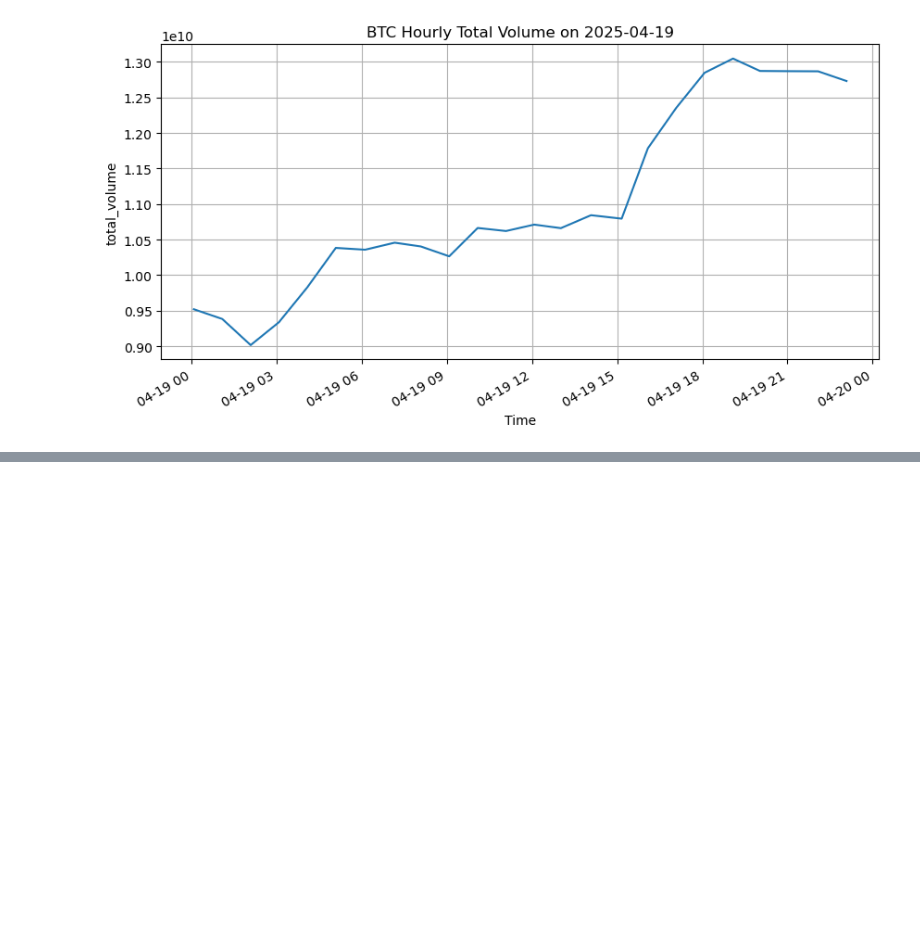
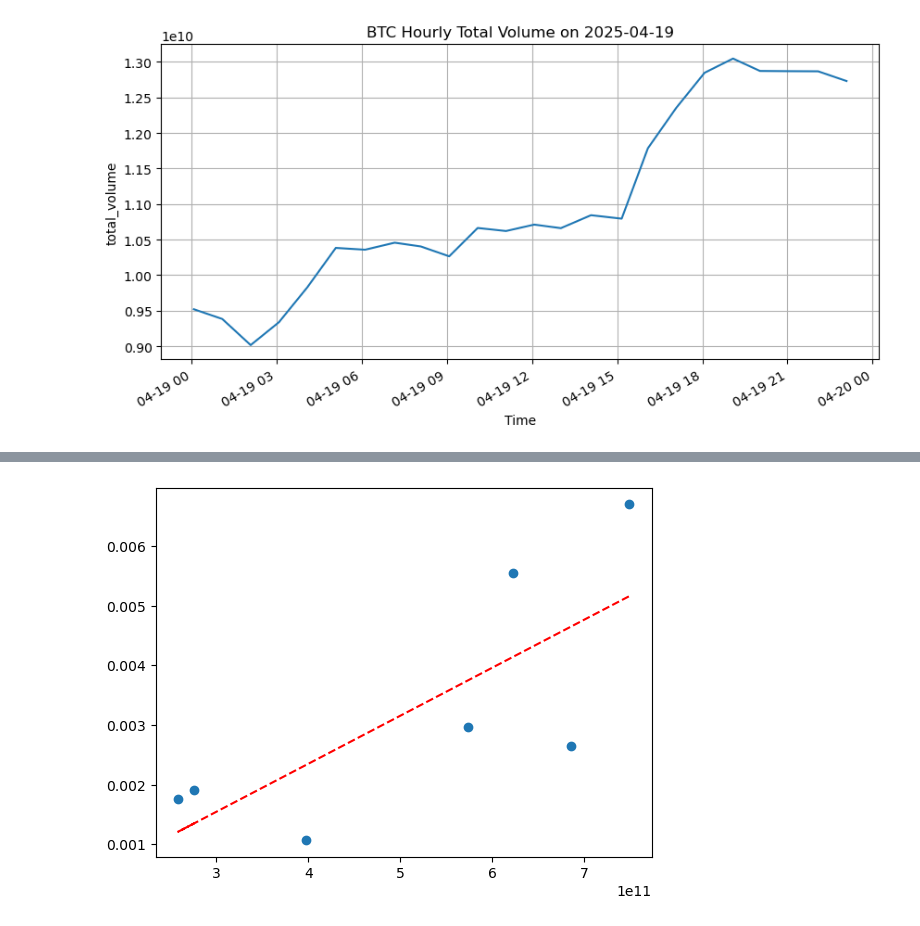
Before and after one commit to moyu1011-hka/hausarbeit-info2, a Jupyter notebook: test_coingecko_with_jupyter.ipynb, the cells around one changed output, grey strips where cells are left out. Drawn from its saved outputs; the diff is of its cells as text; code cells hidden in the pictures; blank space fills up the shorter version.

```diff
--- a/test_coingecko_with_jupyter.ipynb
+++ b/test_coingecko_with_jupyter.ipynb
@@ -249,0 +320,79 @@ timestamp
+# %%
+import matplotlib.pyplot as plt
+from datetime import datetime, timedelta
+import numpy as np
+
+results_vl = []
+
+for i in range(1,8):  # loop to analyse every day hourly from selected (today-n) days until today
+    day = datetime.today() - timedelta(days=i)
+    next_day = day + timedelta(days=1)
+
+    url = "https://api.coingecko.com/api/v3/coins/bitcoin/market_chart"
+    params = {
+     'vs_currency' : 'usd',
+      'days' : '7', # by changing days dont forget to change the loop too
+    }
+
+    headers = {
+     "accept": "application/json",
+     "x-cg-demo-api-key": "CG-XNGBRE1zynSYLPRSQhjN7n2v"
+    }
+
+    response = requests.get(url, params=params, headers=headers)
+    data = response.json()
+    #print(data)
+
+    prices = pd.DataFrame(data['prices'],columns=['timestamp','price'])
+    prices['timestamp'] = pd.to_datetime(prices['timestamp'], unit = 'ms')
+    prices.set_index('timestamp', inplace = True)
+
+    daily_vl = prices[(prices.index >= day) & (prices.index < next_day)] #new list with prices by day
+    daily_vl= daily_vl.copy()
+    daily_vl['return'] = daily_vl['price'].pct_change() # calculating hourly returns for every day
+    volatility = daily_vl['return'].std() # calculating std dev for every day in week
+    results_vl.append({ # adding result to new the empty list
+       'date': day.date(),
+       'weekday' : day.strftime('%A'),
+       'volatility' : volatility
+    })
+
+df_vl = pd.DataFrame(results_vl)
+weekday_order = ['Monday', 'Tuesday', 'Wednesday', 'Thursday', 'Friday', 'Saturday', 'Sunday']
+df_vl['weekday'] = pd.Categorical(df_vl['weekday'],categories=weekday_order, ordered=True) #set right order of weekdays (default alphabetical order)
+grouped_vl = df_vl.groupby('weekday', observed=True)['volatility'].mean() # group calculated average of std devs by weekday
+
+
+
+total_volumes = pd.DataFrame(data['total_volumes'],columns=['timestamp','total_volume'])
+total_volumes['timestamp'] = pd.to_datetime(total_volumes['timestamp'], unit = 'ms')
+total_volumes.set_index('timestamp', inplace = True)
+
+results_tv = []
+for i in range(1,8):
+   day = datetime.today() - timedelta(days=i)
+   next_day = day + timedelta(days=1)
+
+   daily_tv = total_volumes[(total_volumes.index >= day) & (total_volumes.index < next_day)] #new list with total_volumes by day
+   daily_tv= daily_tv.copy()
+   avg_volume = daily_tv['total_volume'].sum() # calculating std dev for every day in week
+   results_tv.append({ # adding result to new the empty list
+       'date': day.date(),
+       'weekday' : day.strftime('%A'),
+       'volume' : avg_volume
+    })
+
+df_tv = pd.DataFrame(results_tv)
+weekday_order = ['Monday', 'Tuesday', 'Wednesday', 'Thursday', 'Friday', 'Saturday', 'Sunday']
+df_tv['weekday'] = pd.Categorical(df_tv['weekday'],categories=weekday_order, ordered=True) #set right order of weekdays (default alphabetical order)
+grouped_tv = df_tv.groupby('weekday', observed=True)['volume'].mean() # group calculated average of std devs by weekday
+
+df_combined = pd.merge(df_tv, df_vl, on='date')
+plt.scatter(df_combined['volume'], df_combined['volatility'])
+corr = df_combined['volume'].corr(df_combined['volatility'])
+m,b = np.polyfit(df_combined['volume'],df_combined['volatility'],1)
+plt.plot(df_combined['volume'], m*df_combined['volume'] +b,color='red', linestyle='--')
+for i, row in df_combined.iterrows():
+    plt.annotate(row['weekday'], (row['volume'], row['volatility']))
+print(f'Correlation: {corr}')
+# %% [output]
@@ -249,0 +400 @@ timestamp
+[figure, added]
```
Also changed, not shown: parts of 3 cells of this notebook.
